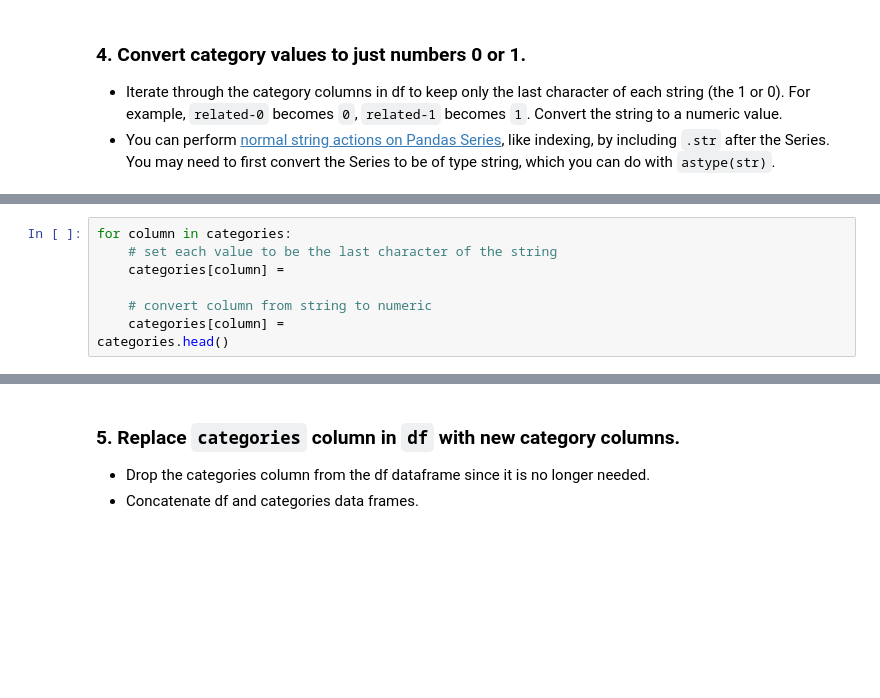
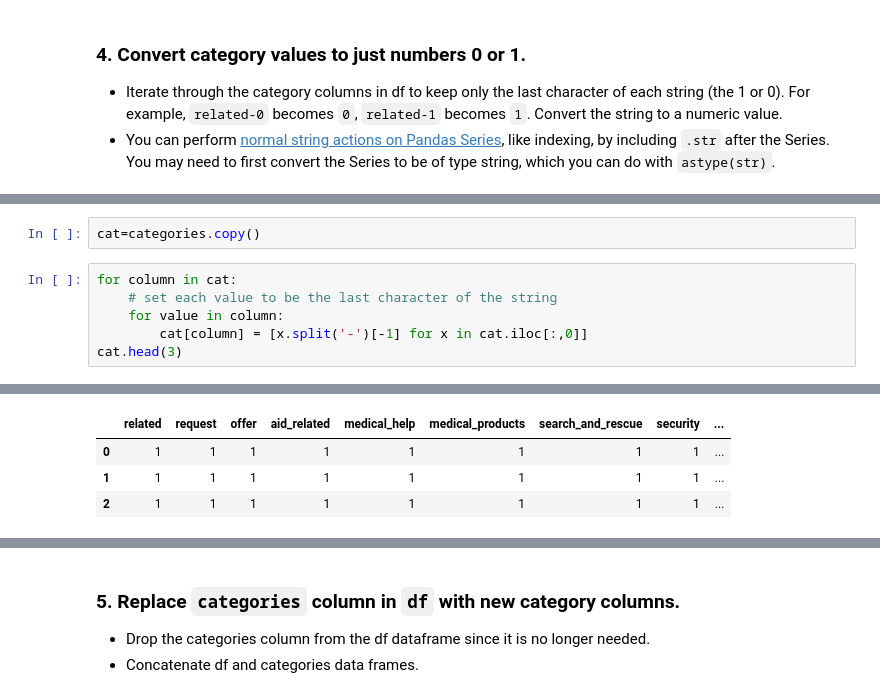
Before and after one commit to tikhonova/Building_Pipelines, a Jupyter notebook: ETL Pipeline Preparation.ipynb, the cells around one changed output, grey strips where cells are left out. Cells and saved outputs as stored; diff of their text form; blank space fills up the shorter version.

```diff
--- a/ETL Pipeline Preparation.ipynb
+++ b/ETL Pipeline Preparation.ipynb
@@ -131,9 +254,9 @@ categories
+# %%
+cat=categories.copy()
 # %%
-for column in categories:
+for column in cat:
     # set each value to be the last character of the string
-    categories[column] =
-
-    # convert column from string to numeric
-    categories[column] =
-categories.head()
+    for value in column:
+        cat[column] = [x.split('-')[-1] for x in cat.iloc[:,0]]
+cat.head(3)
 # %% [output]
@@ -140,0 +263,4 @@ SyntaxError: invalid syntax (<ipython-input-123-9ac8afc749b0>, line 3)
+|  | related | request | offer | aid_related | medical_help | medical_products | search_and_rescue | security | ... |
+| 0 | 1 | 1 | 1 | 1 | 1 | 1 | 1 | 1 | ... |
+| 1 | 1 | 1 | 1 | 1 | 1 | 1 | 1 | 1 | ... |
+| 2 | 1 | 1 | 1 | 1 | 1 | 1 | 1 | 1 | ... |
```
Also changed, not shown: parts of 33 cells of this notebook, 2 other files.
